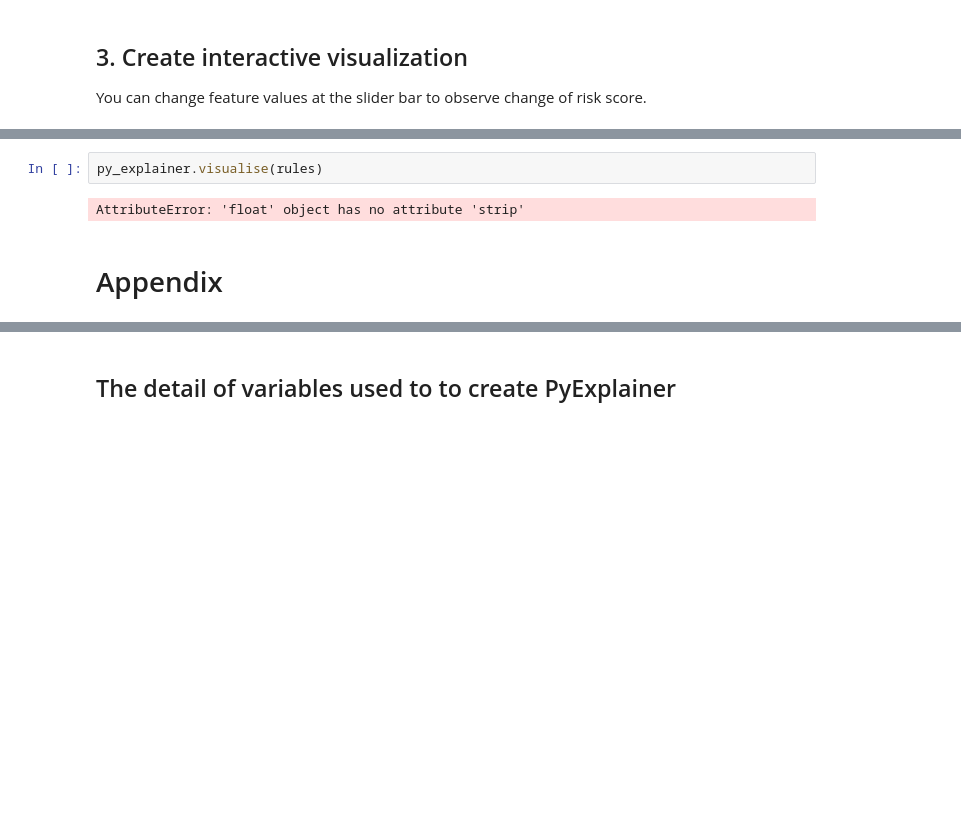
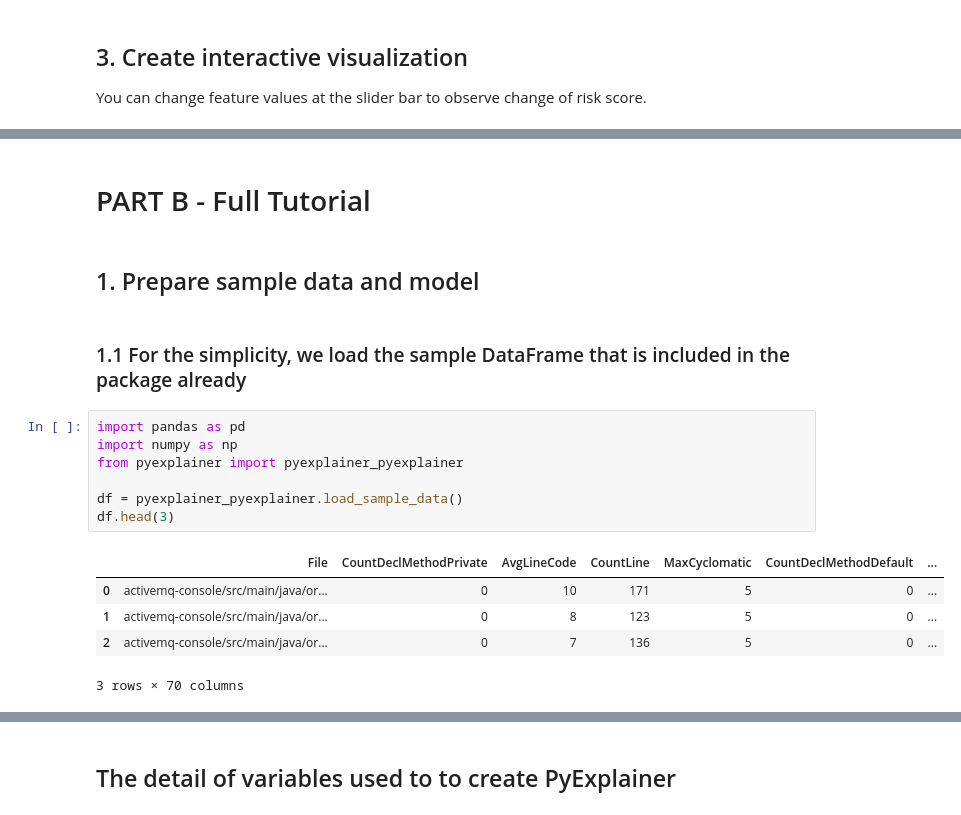
Before and after one commit to awsm-research/PyExplainer, a Jupyter notebook: TUTORIAL.ipynb, the cells around one changed output, grey strips where cells are left out. Saved outputs shown, nothing was run; the diff lists cells and outputs as text; blank space fills up the shorter version.

```diff
--- a/TUTORIAL.ipynb
+++ b/TUTORIAL.ipynb
@@ -189,6 +63,19 @@ for i in range(len(top_k_positive_rules)):
-# %%
-py_explainer.visualise(rules)
-# %% [output]
-AttributeError: 'float' object has no attribute 'strip'
-# %% [markdown]
-# Appendix
+# %% [markdown]
+# PART B - Full Tutorial
+# %% [markdown]
+## 1. Prepare sample data and model
+# %% [markdown]
+### 1.1 For the simplicity, we load the sample DataFrame that is included in the package already
+# %%
+import pandas as pd
+import numpy as np
+from pyexplainer import pyexplainer_pyexplainer
+
+df = pyexplainer_pyexplainer.load_sample_data()
+df.head(3)
+# %% [output]
+|  | File | CountDeclMethodPrivate | AvgLineCode | CountLine | MaxCyclomatic | CountDeclMethodDefault | ... |
+| 0 | activemq-console/src/main/java/or... | 0 | 10 | 171 | 5 | 0 | ... |
+| 1 | activemq-console/src/main/java/or... | 0 | 8 | 123 | 5 | 0 | ... |
+| 2 | activemq-console/src/main/java/or... | 0 | 7 | 136 | 5 | 0 | ... |
+3 rows × 70 columns
```
Also changed, not shown: parts of 57 cells of this notebook, 9 other files.
